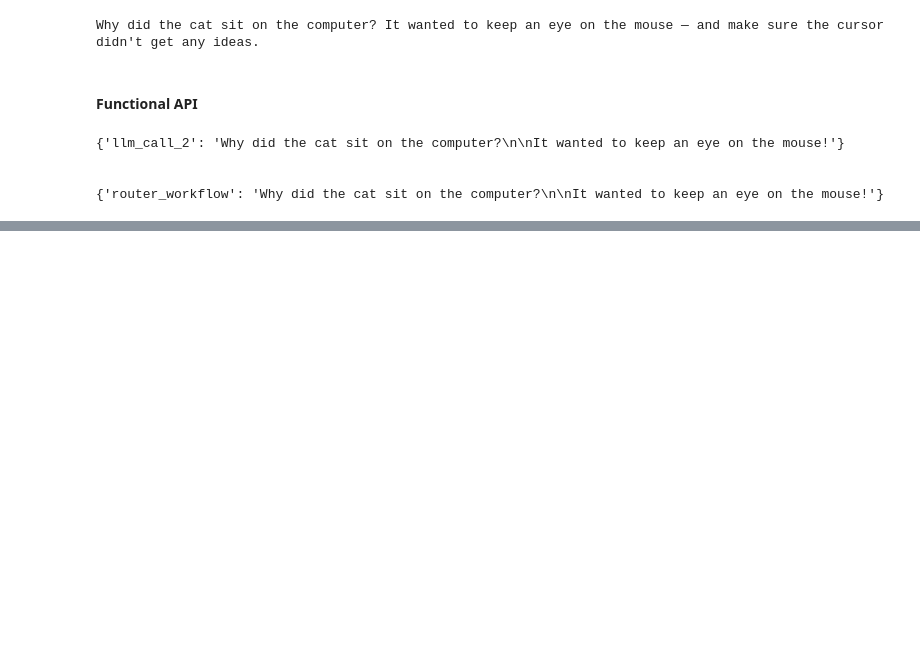
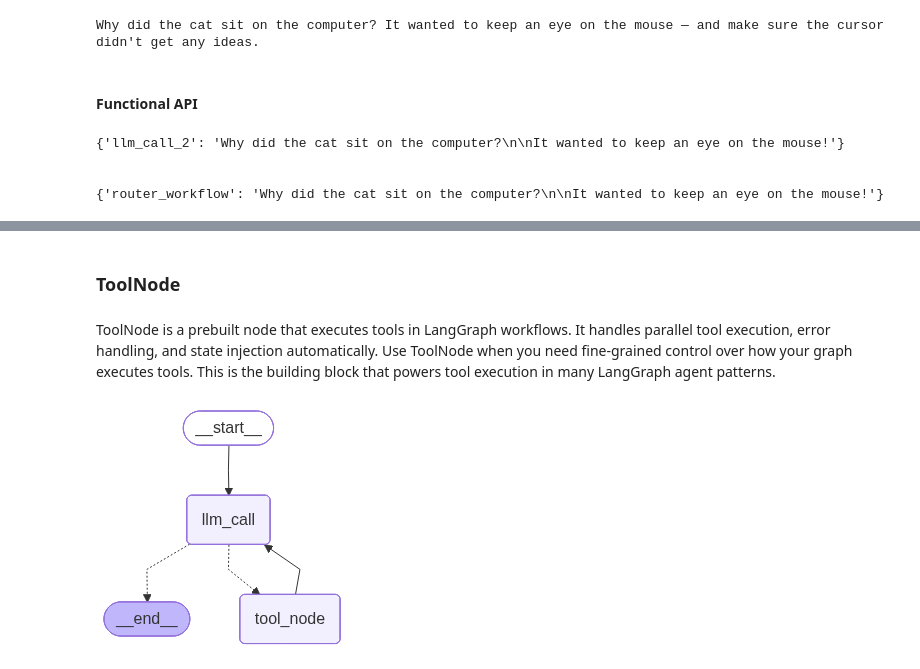
Before and after one commit to harsh-dhandha-simform/GenAI, a Jupyter notebook: langgraph/docs.ipynb, the cells around one changed output, grey strips where cells are left out. Drawn from its saved outputs; the diff is of its cells as text; code cells hidden in the pictures; blank space fills up the shorter version.

```diff
--- a/langgraph/docs.ipynb
+++ b/langgraph/docs.ipynb
@@ -860,0 +1464,36 @@ for step in router_workflow.stream("Write me a joke about cats", stream_mode="up
+# %% [markdown]
+### ToolNode
+# %% [markdown]
+ToolNode is a prebuilt node that executes tools in LangGraph workflows. It handles parallel tool execution, error handling, and state injection automatically. Use ToolNode when you need fine-grained control over how your graph executes tools. This is the building block that powers tool execution in many LangGraph agent patterns.
+# %%
+from langchain.tools import tool
+from langgraph.prebuilt import ToolNode
+from langgraph.graph import MessagesState, StateGraph
+
+@tool
+def search(query: str) -> str:
+    """Search for information."""
+    return f"Results for: {query}"
+
+@tool
+def calculator(expression: str) -> str:
+    """Evaluate a math expression."""
+    return str(eval(expression))
+
+builder = StateGraph(MessagesState)
+builder.add_node("tools", ToolNode([search, calculator]))
+builder.add_node("llm_call", llm_call)
+builder.add_node("tool_node", tool_node)
+
+# Add edges to connect nodes
+builder.add_edge(START, "llm_call")
+builder.add_conditional_edges(
+    "llm_call",
+    should_continue,
+    ["tool_node", END]
+)
+# ... add other nodes and edges
+graph = builder.compile()
+display(Image(agent.get_graph(xray=True).draw_mermaid_png()))
+# %% [output]
+[figure, added]
```
Also changed, not shown: parts of 105 cells of this notebook.
